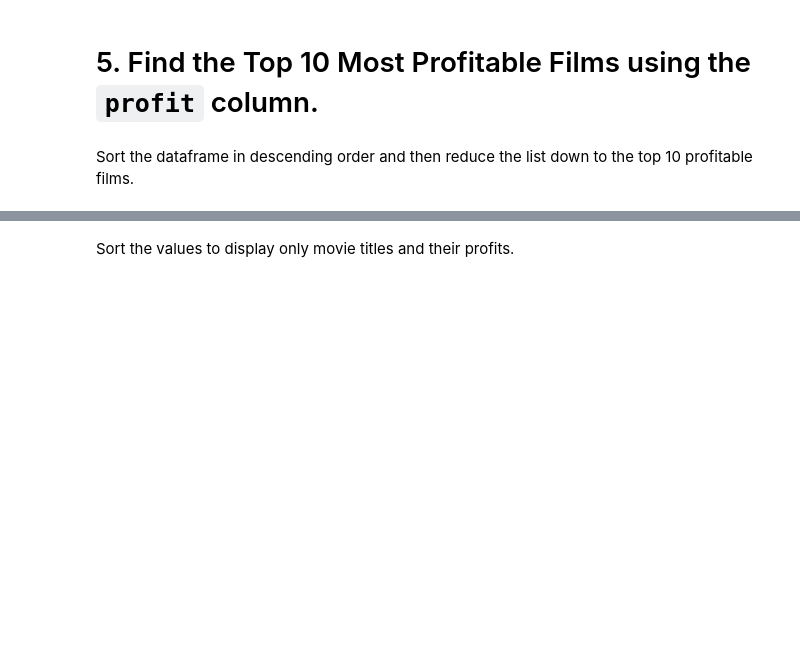
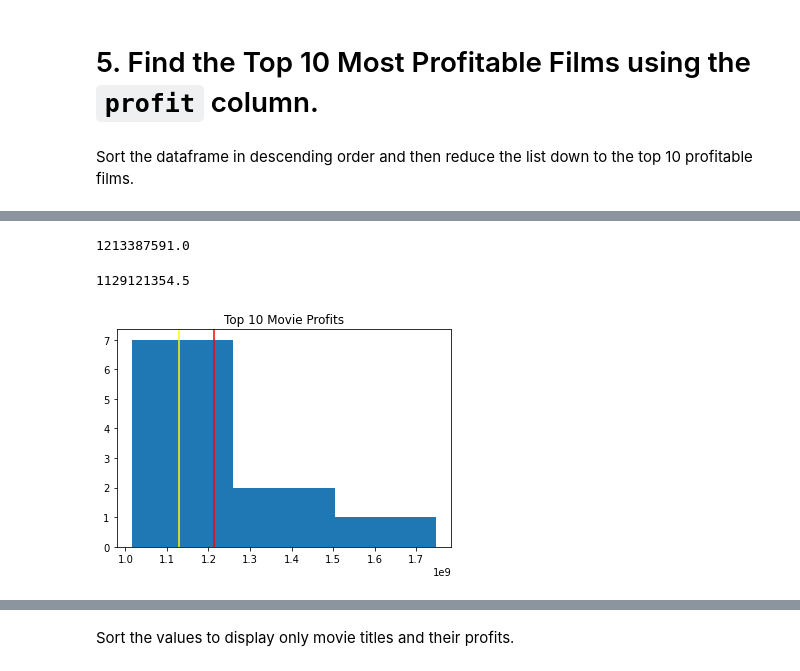
Before and after one commit to asval211/microsoft_movie_analysis, a Jupyter notebook: Most Profitable Movies, Studios, & Genres.ipynb, the cells around one changed output, grey strips where cells are left out. Saved outputs shown, nothing was run; the diff lists cells and outputs as text; code cells hidden in the pictures; blank space fills up the shorter version.

```diff
--- a/Most Profitable Movies, Studios, & Genres.ipynb
+++ b/Most Profitable Movies, Studios, & Genres.ipynb
@@ -155,0 +172,18 @@ query
+# %%
+profit_mean = np.mean(query.profit)
+profit_mean
+# %% [output]
+1213387591.0
+# %%
+profit_median = np.median(query.profit)
+profit_median
+# %% [output]
+1129121354.5
+# %%
+plt.hist(query.profit, bins=3)
+plt.axvline(profit_mean, color='red')
+plt.axvline(profit_median, color='yellow')
+plt.title("Top 10 Movie Profits")
+plt.show()
+# %% [output]
+[figure, added]
```
Also changed, not shown: parts of 18 cells of this notebook, 1 other file.
